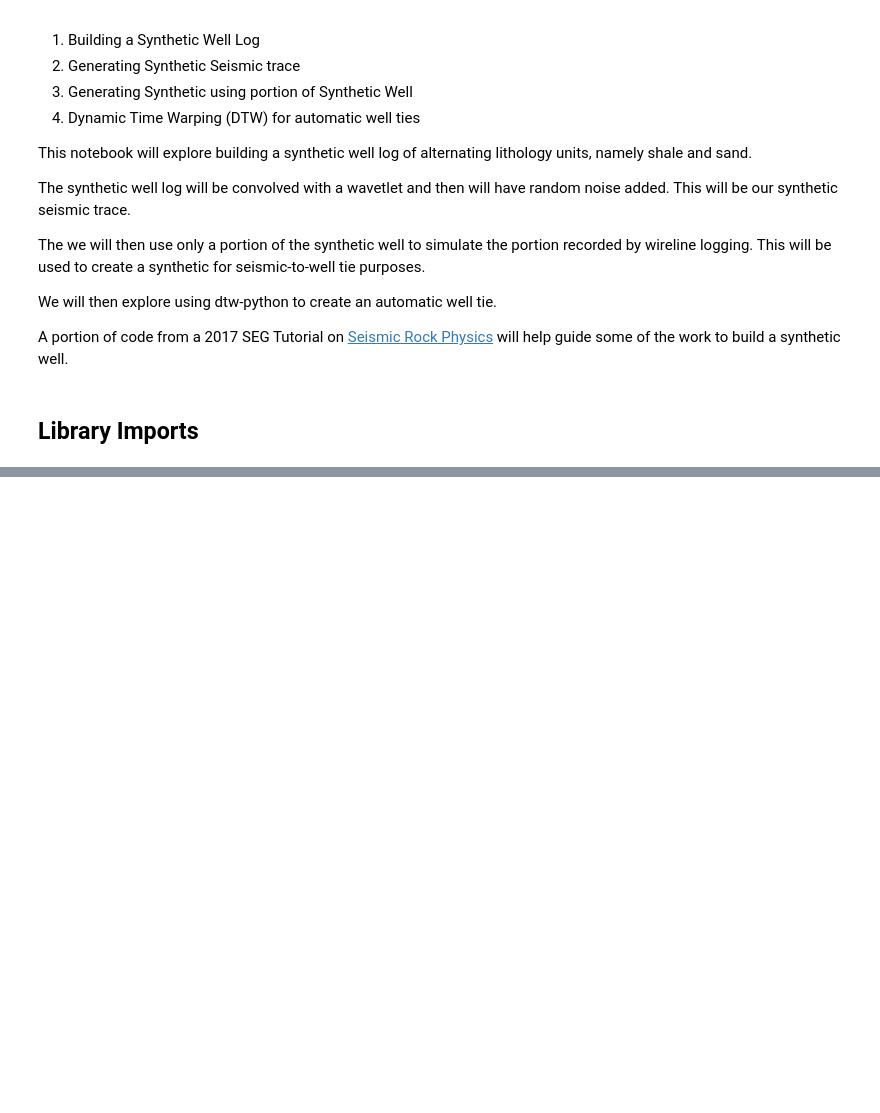
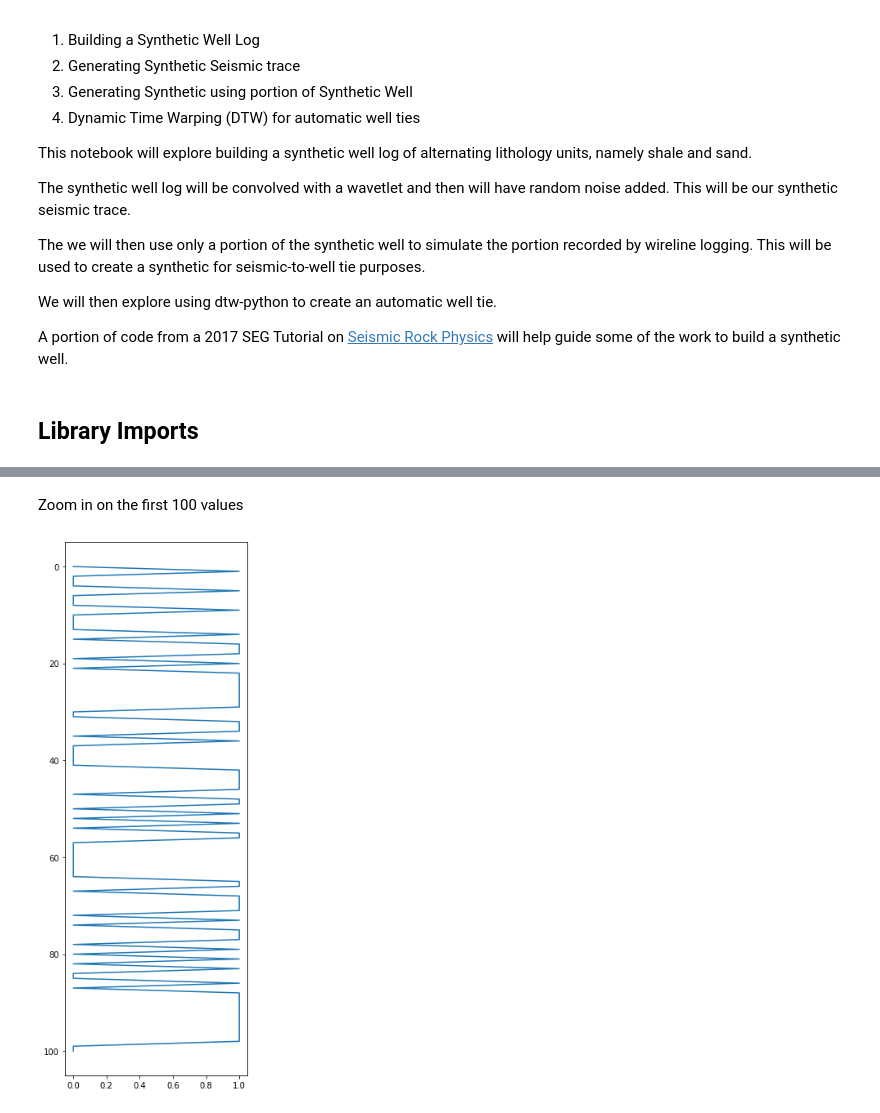
Before and after one commit to bdowdell/automatic_well_tie, a Jupyter notebook: nb/prototyping.ipynb, the cells around one changed output, grey strips where cells are left out. Saved outputs shown, nothing was run; the diff lists cells and outputs as text; code cells hidden in the pictures; blank space fills up the shorter version.

```diff
--- a/nb/prototyping.ipynb
+++ b/nb/prototyping.ipynb
@@ -30,0 +69,10 @@ from bruges.reflection import shuey2
+# %% [markdown]
+Zoom in on the first 100 values
+# %%
+fig = plt.figure(figsize=(4,12))
+ax = fig.add_subplot(1,1,1)
+ax.plot(lith_sequence[0:101], range(0,101))
+ax.invert_yaxis()
+plt.show()
+# %% [output]
+[figure, added]
```
Also changed, not shown: parts of 10 cells of this notebook.
